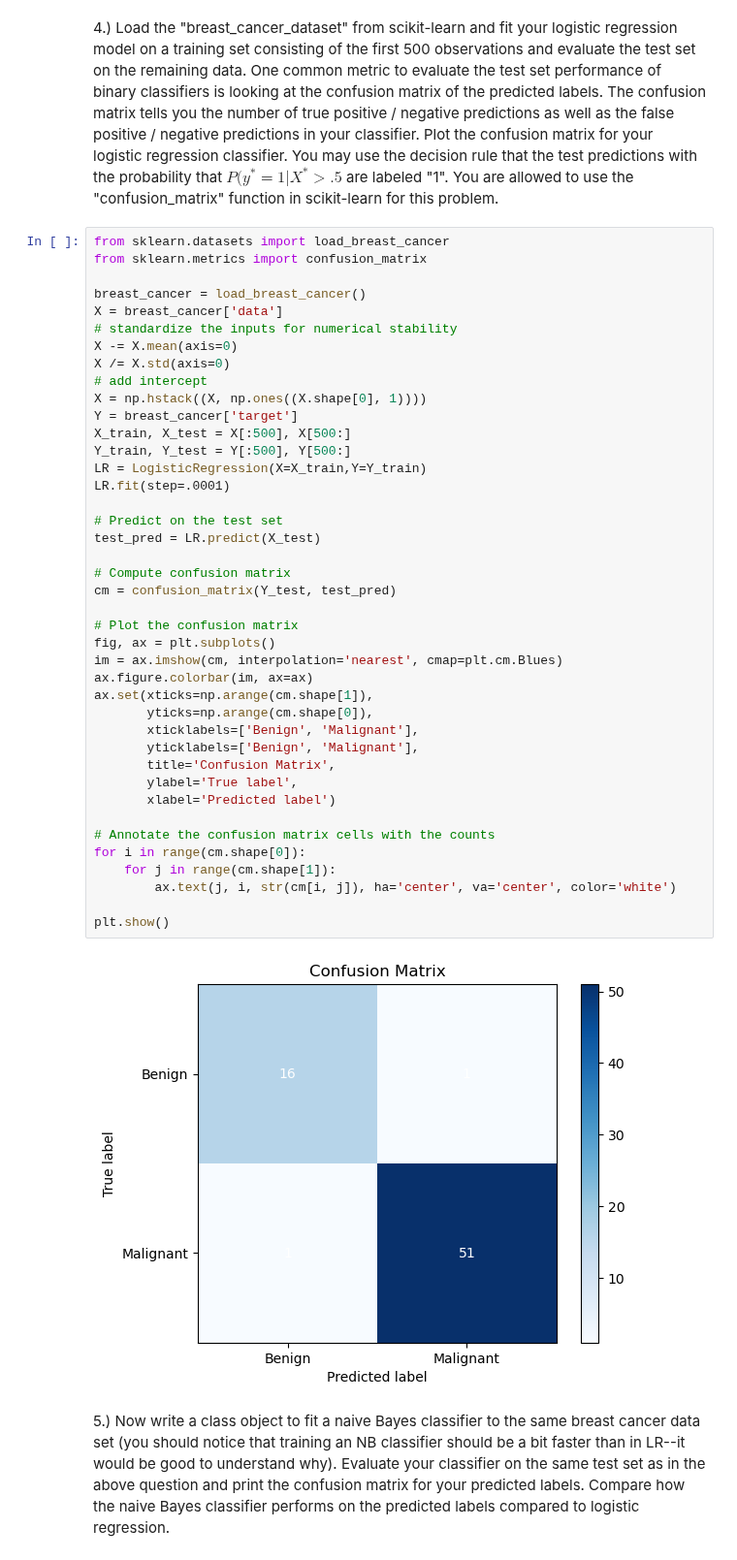
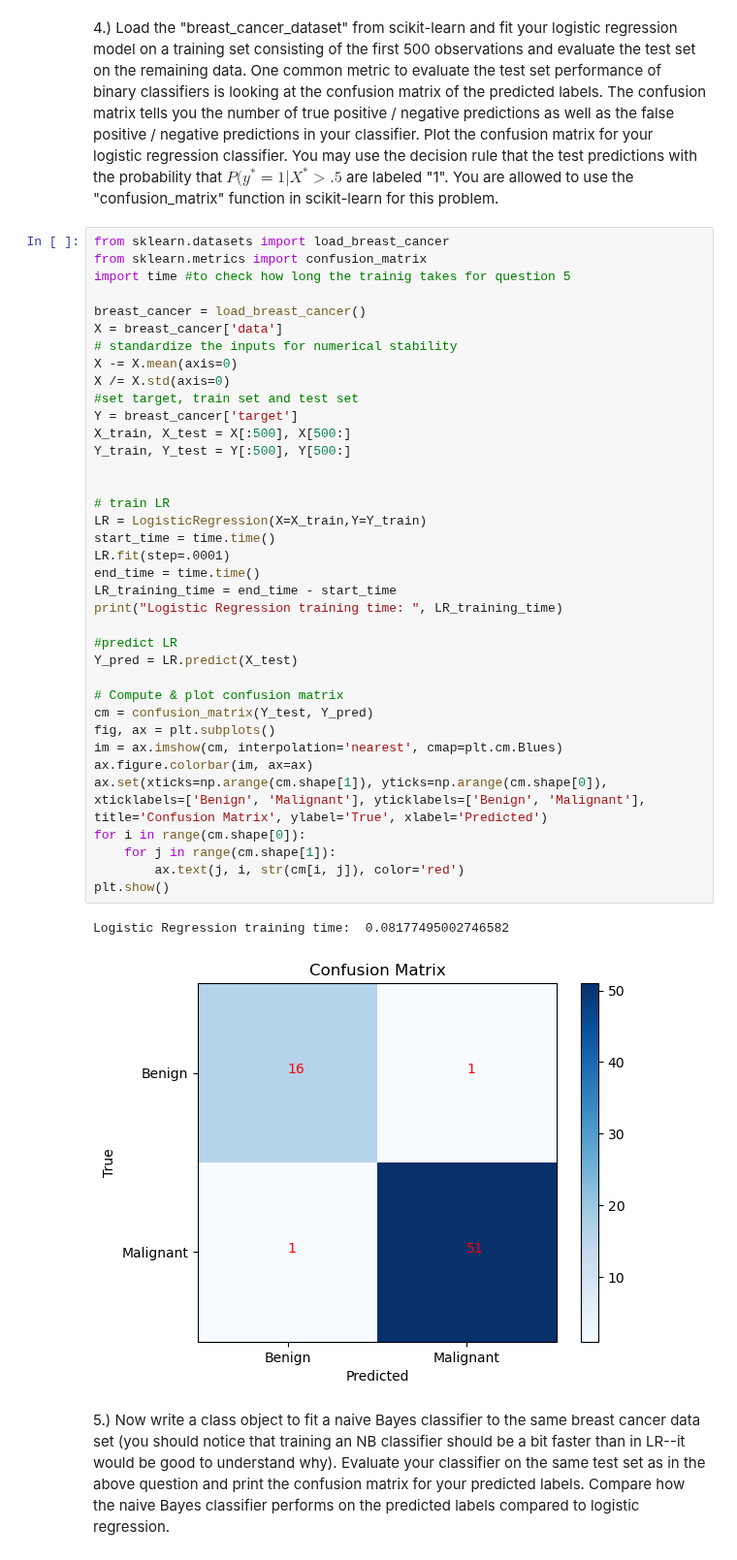
Before and after one commit to alexsuakim/MachineLearning, a Jupyter notebook: hw2 3035661061.ipynb, the cells around one changed output. Shown at 97% size. Cells and saved outputs as stored; diff of their text form.

```diff
--- a/hw2 3035661061.ipynb
+++ b/hw2 3035661061.ipynb
@@ -74,45 +74,42 @@ plt.show()
 # %%
 from sklearn.datasets import load_breast_cancer
 from sklearn.metrics import confusion_matrix
+import time #to check how long the trainig takes for question 5
 
 breast_cancer = load_breast_cancer()
 X = breast_cancer['data']
 # standardize the inputs for numerical stability
 X -= X.mean(axis=0)
 X /= X.std(axis=0)
-# add intercept
-X = np.hstack((X, np.ones((X.shape[0], 1))))
+#set target, train set and test set
 Y = breast_cancer['target']
 X_train, X_test = X[:500], X[500:]
 Y_train, Y_test = Y[:500], Y[500:]
+
+
+# train LR
 LR = LogisticRegression(X=X_train,Y=Y_train)
+start_time = time.time()
 LR.fit(step=.0001)
+end_time = time.time()
+LR_training_time = end_time - start_time
+print("Logistic Regression training time: ", LR_training_time)
 
-# Predict on the test set
-test_pred = LR.predict(X_test)
+#predict LR
+Y_pred = LR.predict(X_test)
 
-# Compute confusion matrix
-cm = confusion_matrix(Y_test, test_pred)
-
-# Plot the confusion matrix
+# Compute & plot confusion matrix
+cm = confusion_matrix(Y_test, Y_pred)
 fig, ax = plt.subplots()
 im = ax.imshow(cm, interpolation='nearest', cmap=plt.cm.Blues)
 ax.figure.colorbar(im, ax=ax)
-ax.set(xticks=np.arange(cm.shape[1]),
-       yticks=np.arange(cm.shape[0]),
-       xticklabels=['Benign', 'Malignant'],
-       yticklabels=['Benign', 'Malignant'],
-       title='Confusion Matrix',
-       ylabel='True label',
-       xlabel='Predicted label')
-
-# Annotate the confusion matrix cells with the counts
+ax.set(xticks=np.arange(cm.shape[1]), yticks=np.arange(cm.shape[0]), xticklabels=['Benign', 'Malignant'], yticklabels=['Benign', 'Malignant'], title='Confusion Matrix', ylabel='True', xlabel='Predicted')
 for i in range(cm.shape[0]):
     for j in range(cm.shape[1]):
-        ax.text(j, i, str(cm[i, j]), ha='center', va='center', color='white')
-
+        ax.text(j, i, str(cm[i, j]), color='red')
 plt.show()
 # %% [output]
+Logistic Regression training time:  0.08177495002746582
-[figure, old version]
+[figure, new version]
 # %% [markdown]
 5.) Now write a class object to fit a naive Bayes classifier to the same breast cancer data set (you should notice that training an NB classifier should be a bit faster than in LR--it would be good to understand why). Evaluate your classifier on the same test set as in the above question and print the confusion matrix for your predicted labels. Compare how the naive Bayes classifier performs on the predicted labels compared to logistic regression.
```
Also changed, not shown: parts of 4 cells of this notebook.
